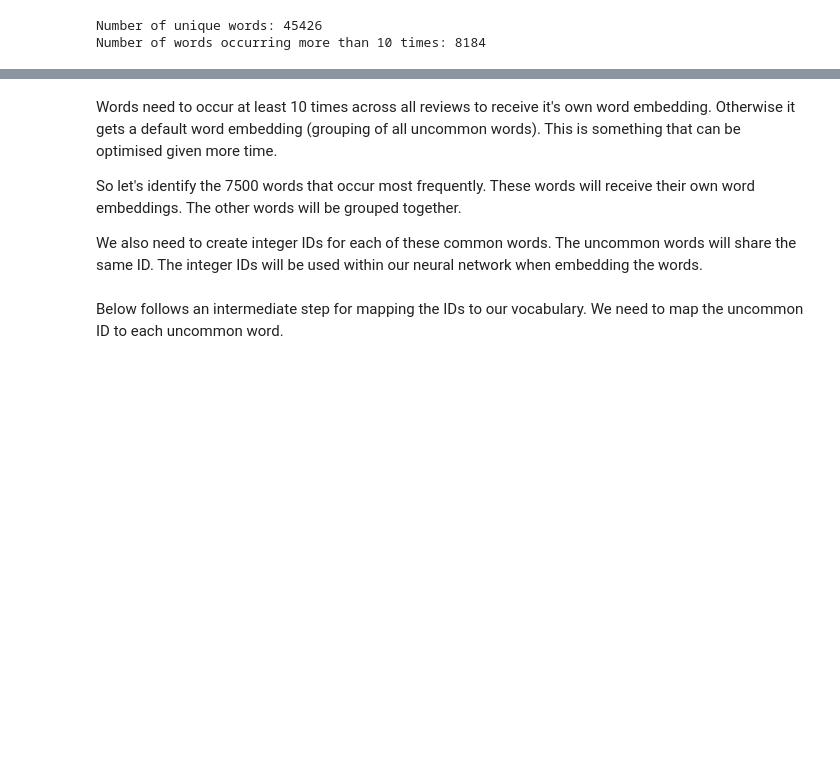
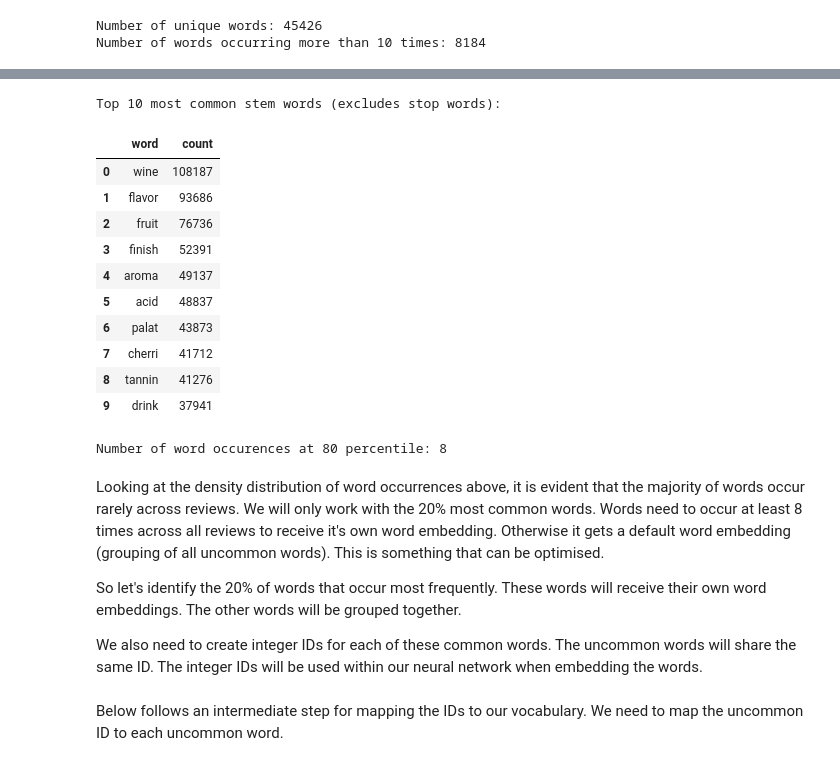
Before and after one commit to johannesharmse/wine_nlp, a Jupyter notebook: src/EDA/EDA.ipynb, the cells around one changed output, grey strips where cells are left out. Drawn from its saved outputs; the diff is of its cells as text; code cells hidden in the pictures; blank space fills up the shorter version.

```diff
--- a/src/EDA/EDA.ipynb
+++ b/src/EDA/EDA.ipynb
@@ -166,7 +170,29 @@ Number of words occurring more than 10 times: 8184
+# %%
+print("Top 10 most common stem words (excludes stop words):")
+pd.DataFrame(vocabulary.most_common(10), columns=['word', 'count'])
+# %% [output]
+Top 10 most common stem words (excludes stop words):
+|  | word | count |
+| 0 | wine | 108187 |
+| 1 | flavor | 93686 |
+| 2 | fruit | 76736 |
+| 3 | finish | 52391 |
+| 4 | aroma | 49137 |
+| 5 | acid | 48837 |
+| 6 | palat | 43873 |
+| 7 | cherri | 41712 |
+| 8 | tannin | 41276 |
+| 9 | drink | 37941 |
+# %%
+percentile = 80
+print("Number of word occurences at %d percentile: %d" % (percentile,
+      np.percentile(list(vocabulary.values()), percentile)))
+# %% [output]
+Number of word occurences at 80 percentile: 8
 # %% [markdown]
-Words need to occur at least 10 times across all reviews to receive it's own word embedding. Otherwise it gets a default word embedding (grouping of all uncommon words). This is something that can be optimised given more time.
+Looking at the density distribution of word occurrences above, it is evident that the majority of words occur rarely across reviews. We will only work with the 20% most common words. Words need to occur at least 8 times across all reviews to receive it's own word embedding. Otherwise it gets a default word embedding (grouping of all uncommon words). This is something that can be optimised.
 
-So let's identify the 7500 words that occur most frequently. These words will receive their own word embeddings. The other words will be grouped together.
+So let's identify the 20% of words that occur most frequently. These words will receive their own word embeddings. The other words will be grouped together.
 
 We also need to create integer IDs for each of these common words. The uncommon words will share the same ID. The integer IDs will be used within our neural network when embedding the words.
 # %%
```
Also changed, not shown: parts of 3 cells of this notebook.
